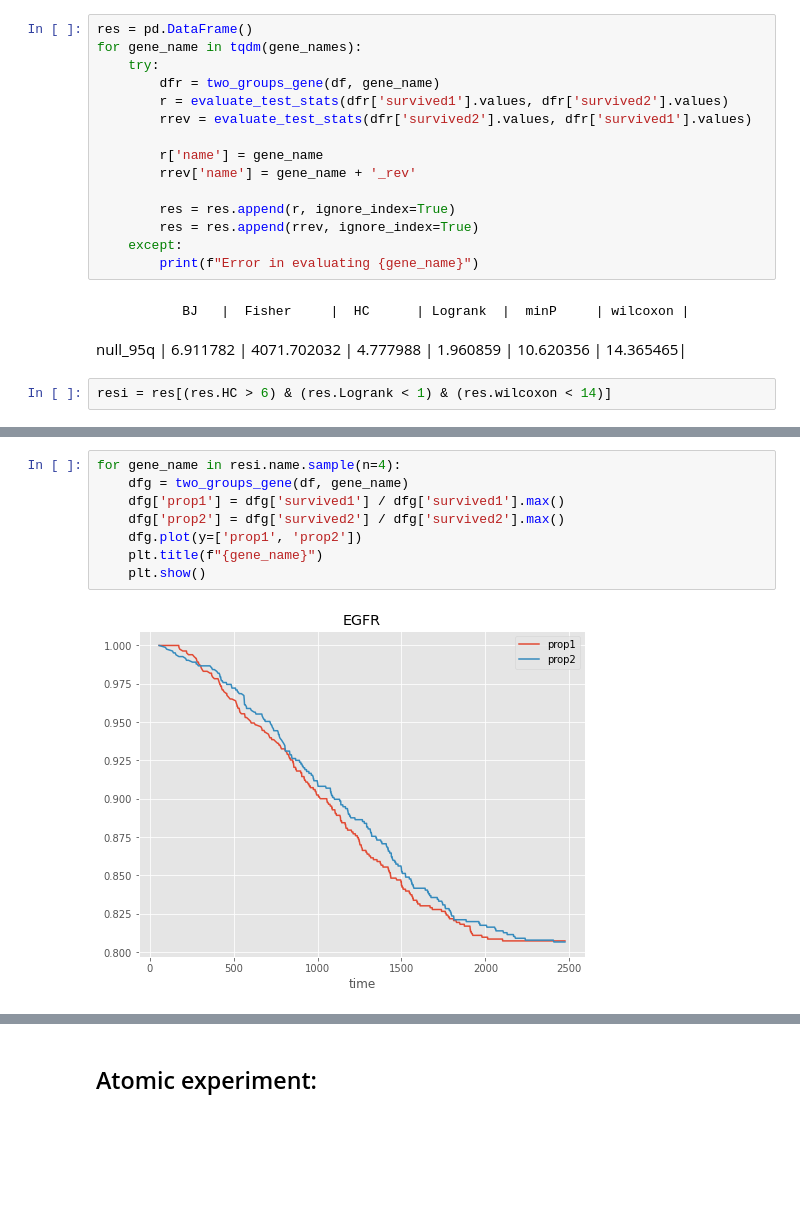
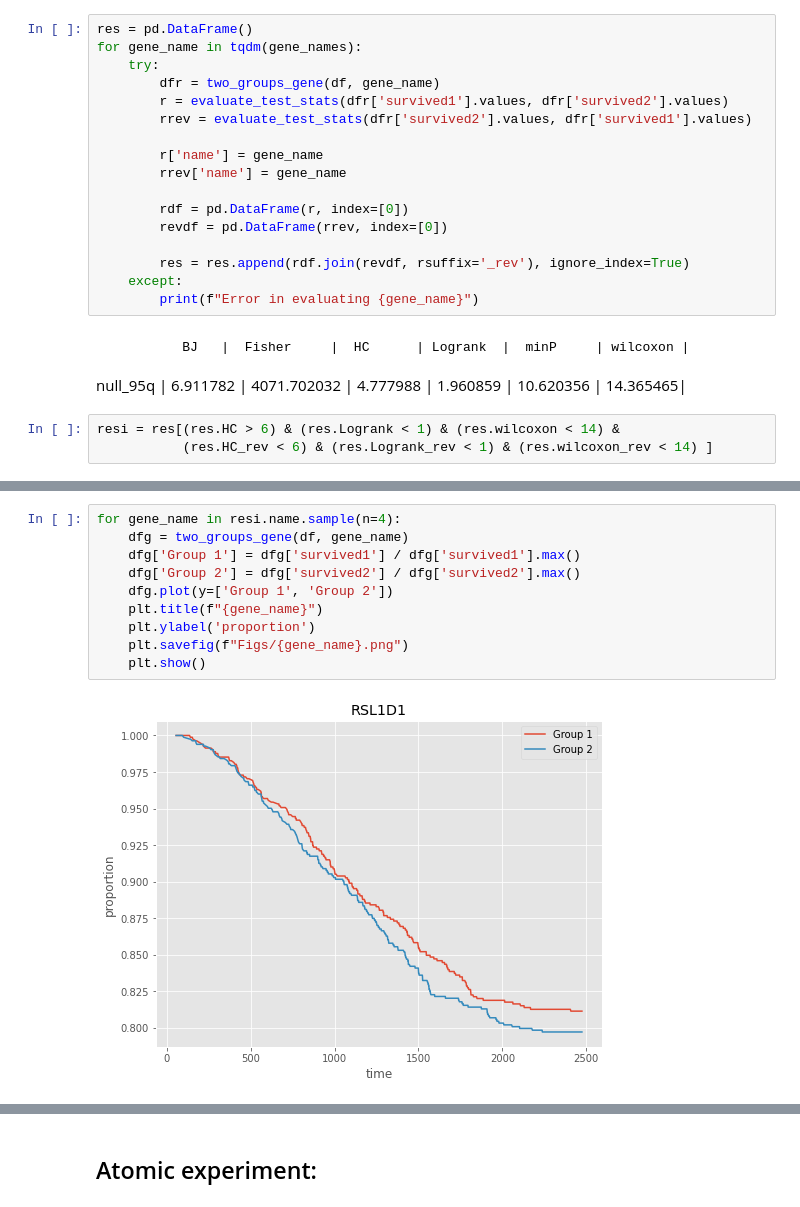
Before and after one commit to alonkipnis/HCHG, a Jupyter notebook: survival_real_data.ipynb, the cells around one changed output, grey strips where cells are left out. Saved outputs shown, nothing was run; the diff lists cells and outputs as text; blank space fills up the shorter version.

```diff
--- a/survival_real_data.ipynb
+++ b/survival_real_data.ipynb
@@ -252,14 +252,17 @@ for gene_name in tqdm(gene_names):
         rrev = evaluate_test_stats(dfr['survived2'].values, dfr['survived1'].values)
 
         r['name'] = gene_name
-        rrev['name'] = gene_name + '_rev'
+        rrev['name'] = gene_name
 
-        res = res.append(r, ignore_index=True)
-        res = res.append(rrev, ignore_index=True)
+        rdf = pd.DataFrame(r, index=[0])
+        revdf = pd.DataFrame(rrev, index=[0])
+
+        res = res.append(rdf.join(revdf, rsuffix='_rev'), ignore_index=True)
     except:
         print(f"Error in evaluating {gene_name}")
 # %% [markdown]
              BJ   |  Fisher     |  HC      | Logrank  |  minP     | wilcoxon |
 null_95q | 6.911782 | 4071.702032 | 4.777988 | 1.960859 | 10.620356 | 14.365465|
 # %%
-resi = res[(res.HC > 6) & (res.Logrank < 1) & (res.wilcoxon < 14)]
+resi = res[(res.HC > 6) & (res.Logrank < 1) & (res.wilcoxon < 14) &
+           (res.HC_rev < 6) & (res.Logrank_rev < 1) & (res.wilcoxon_rev < 14) ]
@@ -266,10 +287,12 @@ resi = res[(res.HC > 6) & (res.Logrank < 1) & (res.wilcoxon < 14)]
 # %%
 for gene_name in resi.name.sample(n=4):
     dfg = two_groups_gene(df, gene_name)
-    dfg['prop1'] = dfg['survived1'] / dfg['survived1'].max()
-    dfg['prop2'] = dfg['survived2'] / dfg['survived2'].max()
-    dfg.plot(y=['prop1', 'prop2'])
+    dfg['Group 1'] = dfg['survived1'] / dfg['survived1'].max()
+    dfg['Group 2'] = dfg['survived2'] / dfg['survived2'].max()
+    dfg.plot(y=['Group 1', 'Group 2'])
     plt.title(f"{gene_name}")
+    plt.ylabel('proportion')
+    plt.savefig(f"Figs/{gene_name}.png")
     plt.show()
 # %% [output]
-[figure, old version]
+[figure, new version]
```
Also changed, not shown: parts of 4 cells of this notebook, 9 other files.
